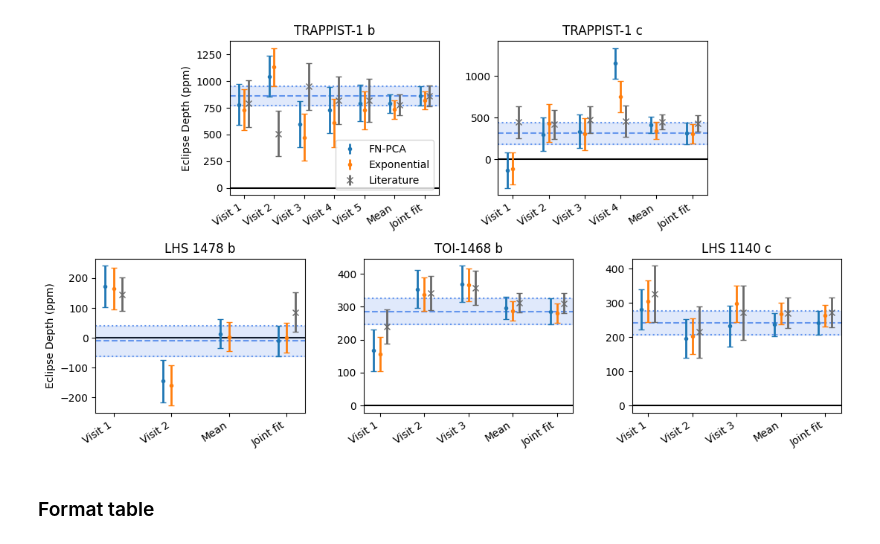
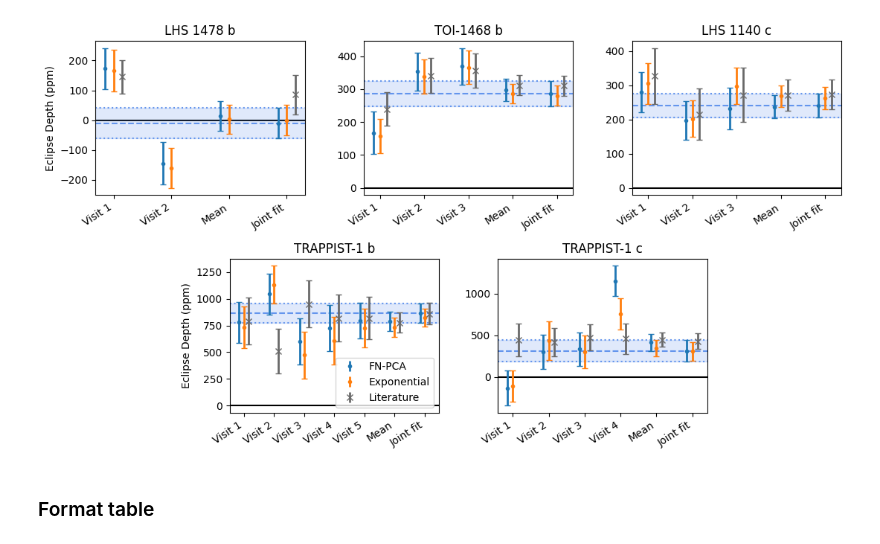
Before and after one commit to nicholasconnors/erebus, a Jupyter notebook: connors_et_al_2025/results/results_plotting.ipynb, the cells around one changed output. Drawn from its saved outputs; the diff is of its cells as text; code cells hidden in the pictures.

```diff
--- a/connors_et_al_2025/results/results_plotting.ipynb
+++ b/connors_et_al_2025/results/results_plotting.ipynb
@@ -28,7 +28,8 @@ t1b_exp = get_results("t1b_exp")
 t1c_fnpca_prevent_negative, _ = get_results("t1c_fnpca_prevent_negative")
 t1c_fnpca_allow_negative, t1c_fnpca_joint_fit = get_results("t1c_fnpca_allow_negative")
 t1c_exp_prevent_negative, _ = get_results("t1c_exp_prevent_negative")
-t1c_exp_allow_negative, t1c_exp_joint_fit = get_results("t1c_exp_allow_negative")
+t1c_exp_allow_negative, _ = get_results("t1c_exp_allow_negative")
+_, t1c_exp_joint_fit = get_results("t1c_exp_joint_fit")
 
 t1c_fnpca = np.concatenate((t1c_fnpca_allow_negative[0:1], t1c_fnpca_prevent_negative[1:3], t1c_fnpca_allow_negative[3:4])), t1c_fnpca_joint_fit
 t1c_exp = np.concatenate((t1c_exp_allow_negative[0:1], t1c_exp_prevent_negative[1:3], t1c_exp_allow_negative[3:4])), t1c_exp_joint_fit
@@ -129,26 +130,26 @@ def plot_planet(ax, name, lit, fnpca, exp):
 # %%
 fig = plt.figure(figsize=(11,6))
 gs = gridspec.GridSpec(2, 6, height_ratios=[1, 1])
 
-ax1 = fig.add_subplot(gs[0, 1:3])
-ax2 = fig.add_subplot(gs[0, 3:5])
-ax3 = fig.add_subplot(gs[1, 0:2])
-ax4 = fig.add_subplot(gs[1, 2:4])
-ax5 = fig.add_subplot(gs[1, 4:6])
+ax1 = fig.add_subplot(gs[1, 1:3])
+ax2 = fig.add_subplot(gs[1, 3:5])
+ax3 = fig.add_subplot(gs[0, 0:2])
+ax4 = fig.add_subplot(gs[0, 2:4])
+ax5 = fig.add_subplot(gs[0, 4:6])
 
 plot_planet(ax1, "TRAPPIST-1 b", t1b_lit, t1b_fnpca, t1b_exp)
 plot_planet(ax2, "TRAPPIST-1 c", t1c_lit, t1c_fnpca, t1c_exp)
 plot_planet(ax3, "LHS 1478 b", lhs1478b_lit, lhs1478b_fnpca, lhs1478b_exp)
 plot_planet(ax4, "TOI-1468 b", toi_1468b_lit, toi1468b_fnpca, toi1468b_exp)
 plot_planet(ax5, "LHS 1140 c", lhs_1140c_lit, lhs1140c_fnpca, lhs1140c_exp)
 ax1.set_ylabel("Eclipse Depth (ppm)")
 ax3.set_ylabel("Eclipse Depth (ppm)")
 ax1.legend()
 plt.tight_layout()
 plt.savefig("eclipse_depth_results.pdf")
 plt.show()
 # %% [output]
-[figure, old version]
+[figure, new version]
 # %% [markdown]
 ### Format table
 # %%
```
Also changed, not shown: 8 other files.
